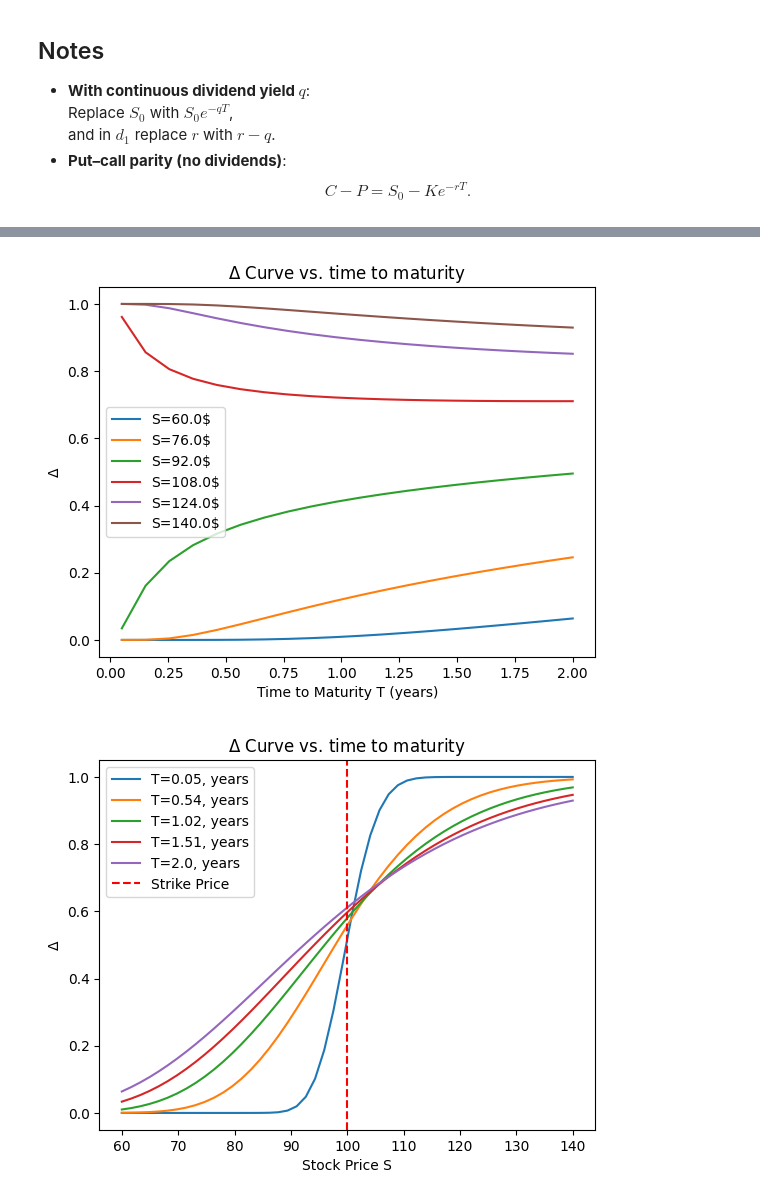
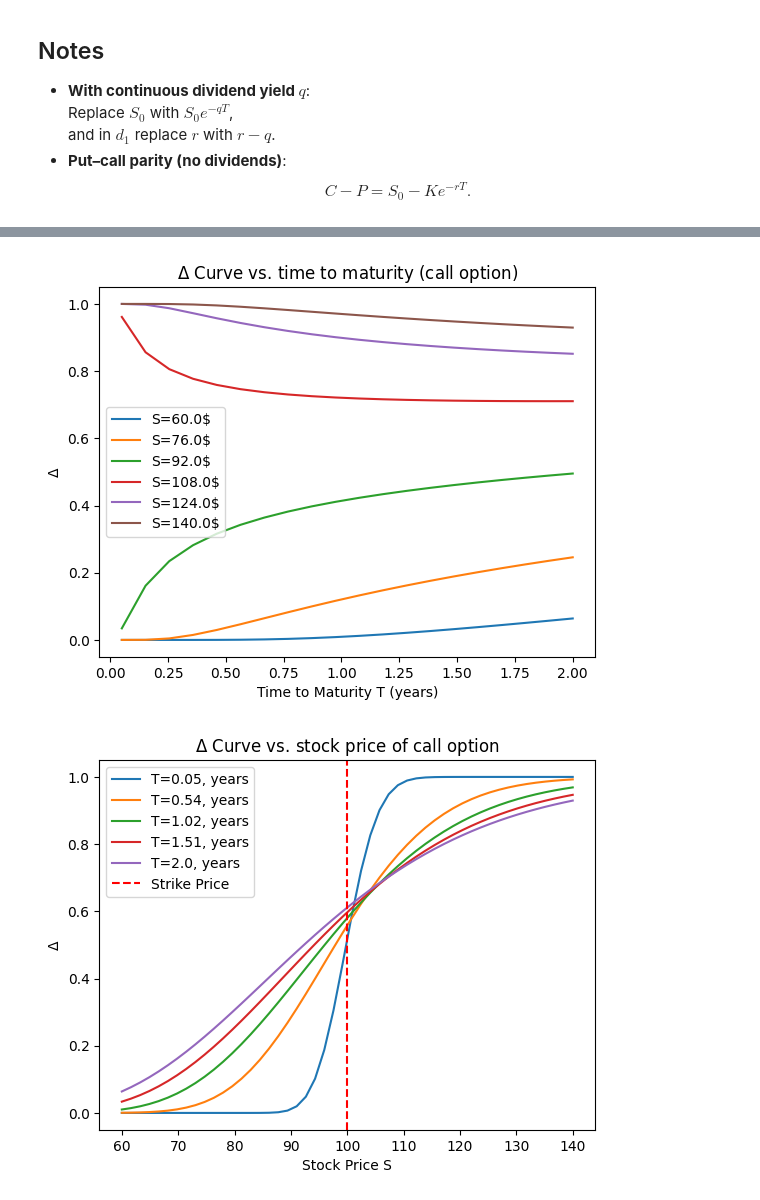
Before and after one commit to conformist89/greeks, a Jupyter notebook: greeks.ipynb, the cells around one changed output, grey strips where cells are left out. Saved outputs shown, nothing was run; the diff lists cells and outputs as text; code cells hidden in the pictures.

```diff
--- a/greeks.ipynb
+++ b/greeks.ipynb
@@ -93,7 +93,7 @@ def d1(K, S0, r, sigm, T):
 def d2(K, S0, r, sigm, T):
     return d1(K, S0, r, sigm, T) - sigm*np.sqrt(T)
 # %%
-def greek_delta(K, S0, r, sigm, T):
+def greek_delta_call(K, S0, r, sigm, T):
     return N(d1(K, S0, r, sigm, T))
 # %%
 S_vals = np.linspace(60, 140, 60)
@@ -132,31 +133,31 @@ plt.show()
 # %%
 fixed_ST = np.linspace(60, 140, 6)
 time_points = np.linspace(0.05, 2.0, 20)
 
 for i in range(len(fixed_ST)):
-    delt_points = greek_delta(K, fixed_ST[i], r, sigm, time_points)
+    delt_points = greek_delta_call(K, fixed_ST[i], r, sigm, time_points)
     plt.plot(time_points, delt_points, label=f"S={round(fixed_ST[i],1) }$")
 
 plt.legend()
 plt.xlabel('Time to Maturity T (years)')
 plt.ylabel(r"$\Delta$")
-plt.title(r"$\Delta$ Curve vs. time to maturity")
+plt.title(r"$\Delta$ Curve vs. time to maturity (call option)")
 plt.show()
 # %% [output]
-[figure, old version]
+[figure, new version]
 # %%
 fixed_time = np.linspace(0.05, 2.0, 5)
 st_points = np.linspace(60, 140, 50)
 
 for i in range(len(fixed_time)):
-    delt_points = greek_delta(K, st_points, r, sigm, fixed_time[i])
+    delt_points = greek_delta_call(K, st_points, r, sigm, fixed_time[i])
     plt.plot(st_points, delt_points, label=f"T={round(fixed_time[i],2) }, years")
 
 plt.axvline(x=K, color='red', linestyle='--', linewidth=1.5, label='Strike Price')
 plt.legend()
 plt.xlabel('Stock Price S')
 plt.ylabel(r"$\Delta$")
-plt.title(r"$\Delta$ Curve vs. time to maturity")
+plt.title(r"$\Delta$ Curve vs. stock price of call option")
 plt.show()
 # %% [output]
-[figure, old version]
+[figure, new version]
```
Also changed, not shown: parts of 10 cells of this notebook.
